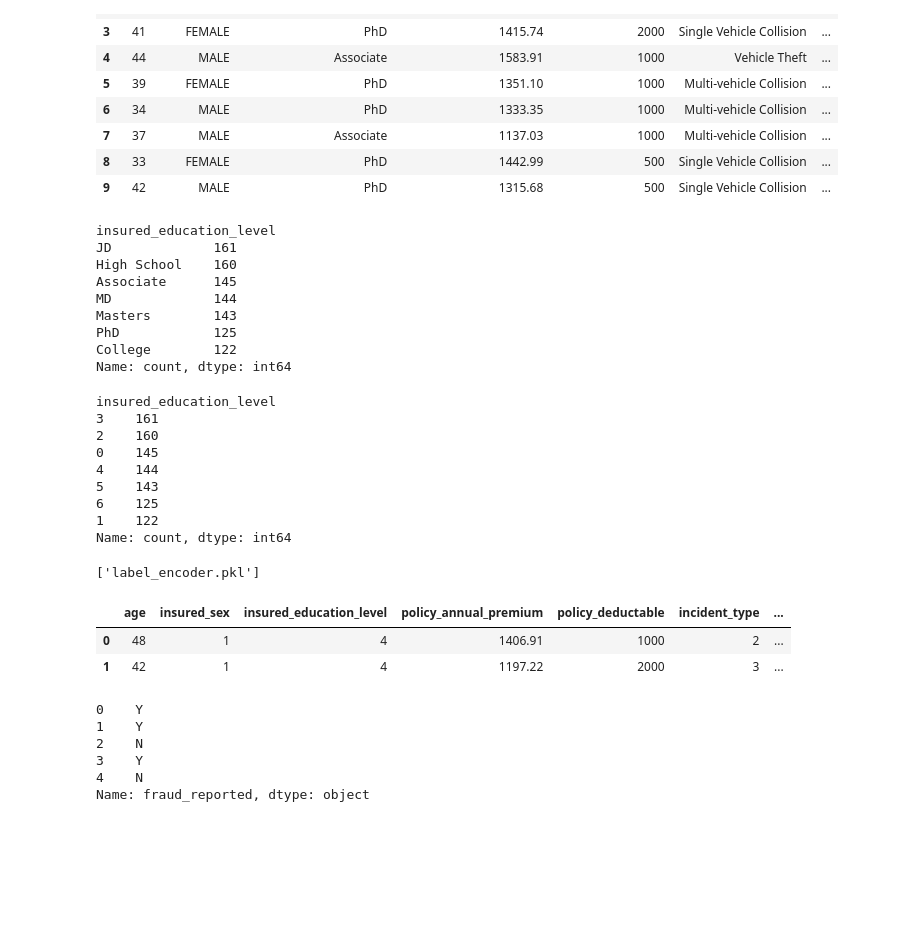
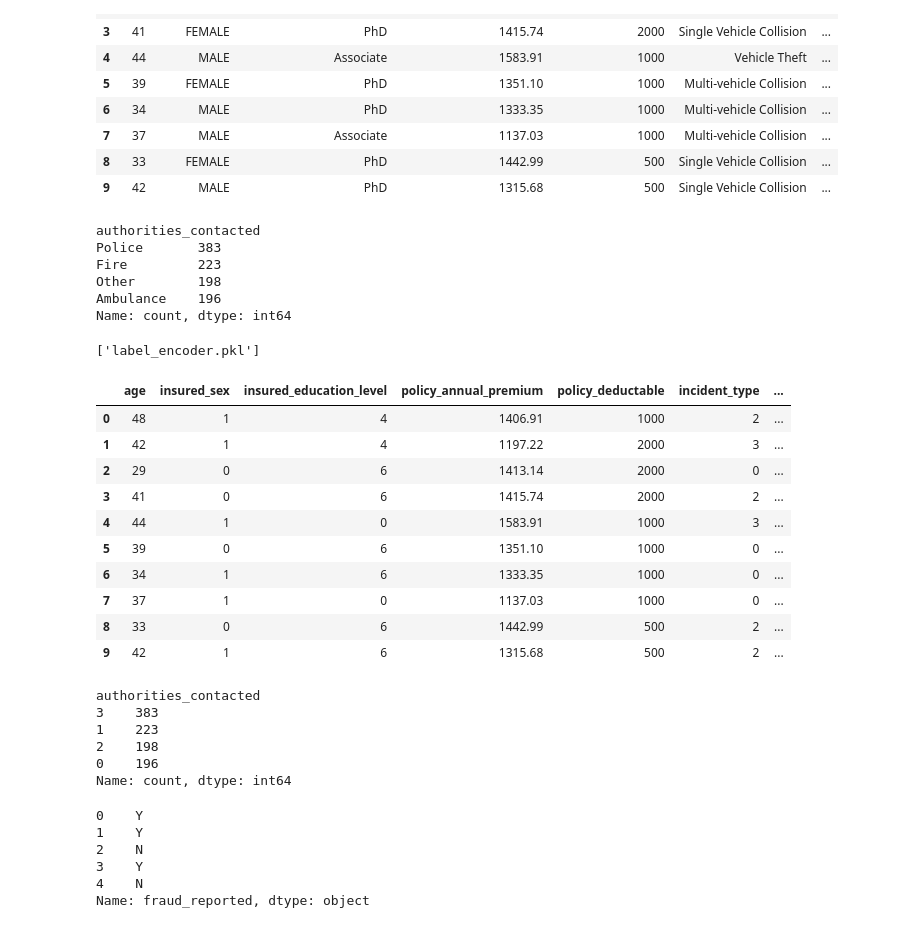
Before and after one commit to iamhimanshu98/CarClaim, a Jupyter notebook: carclaim.ipynb, the cells around one changed output. Saved outputs shown, nothing was run; the diff lists cells and outputs as text; code cells hidden in the pictures; blank space fills up the shorter version.

```diff
--- a/carclaim.ipynb
+++ b/carclaim.ipynb
@@ -259,29 +259,14 @@ refined_df.head(10)
 | 8 | 33 | FEMALE | PhD | 1442.99 | 500 | Single Vehicle Collision | ... |
 | 9 | 42 | MALE | PhD | 1315.68 | 500 | Single Vehicle Collision | ... |
 # %%
-df['insured_education_level'].value_counts()
+df['authorities_contacted'].value_counts()
 # %% [output]
-insured_education_level
-JD             161
-High School    160
-Associate      145
-MD             144
-Masters        143
-PhD            125
-College        122
+authorities_contacted
+Police       383
+Fire         223
+Other        198
+Ambulance    196
 Name: count, dtype: int64
-# %%
-refined_df['insured_education_level'].value_counts()
-# %% [output]
-insured_education_level
-3    161
-2    160
-0    145
-4    144
-5    143
-6    125
-1    122
-Name: count, dtype: int64
 # %%
 from sklearn.preprocessing import LabelEncoder
 lb = LabelEncoder()
@@ -301,11 +286,28 @@ joblib.dump(lb, filename)
 # %% [output]
 ['label_encoder.pkl']
 # %%
-refined_df.head(2)
+refined_df.head(10)
 # %% [output]
 |  | age | insured_sex | insured_education_level | policy_annual_premium | policy_deductable | incident_type | ... |
 | 0 | 48 | 1 | 4 | 1406.91 | 1000 | 2 | ... |
 | 1 | 42 | 1 | 4 | 1197.22 | 2000 | 3 | ... |
+| 2 | 29 | 0 | 6 | 1413.14 | 2000 | 0 | ... |
+| 3 | 41 | 0 | 6 | 1415.74 | 2000 | 2 | ... |
+| 4 | 44 | 1 | 0 | 1583.91 | 1000 | 3 | ... |
+| 5 | 39 | 0 | 6 | 1351.10 | 1000 | 0 | ... |
+| 6 | 34 | 1 | 6 | 1333.35 | 1000 | 0 | ... |
+| 7 | 37 | 1 | 0 | 1137.03 | 1000 | 0 | ... |
+| 8 | 33 | 0 | 6 | 1442.99 | 500 | 2 | ... |
+| 9 | 42 | 1 | 6 | 1315.68 | 500 | 2 | ... |
+# %%
+refined_df['authorities_contacted'].value_counts()
+# %% [output]
+authorities_contacted
+3    383
+1    223
+2    198
+0    196
+Name: count, dtype: int64
 # %%
 x = refined_df
 x = x.drop(['fraud_reported'], axis=1)
```
Also changed, not shown: 4 other files.
